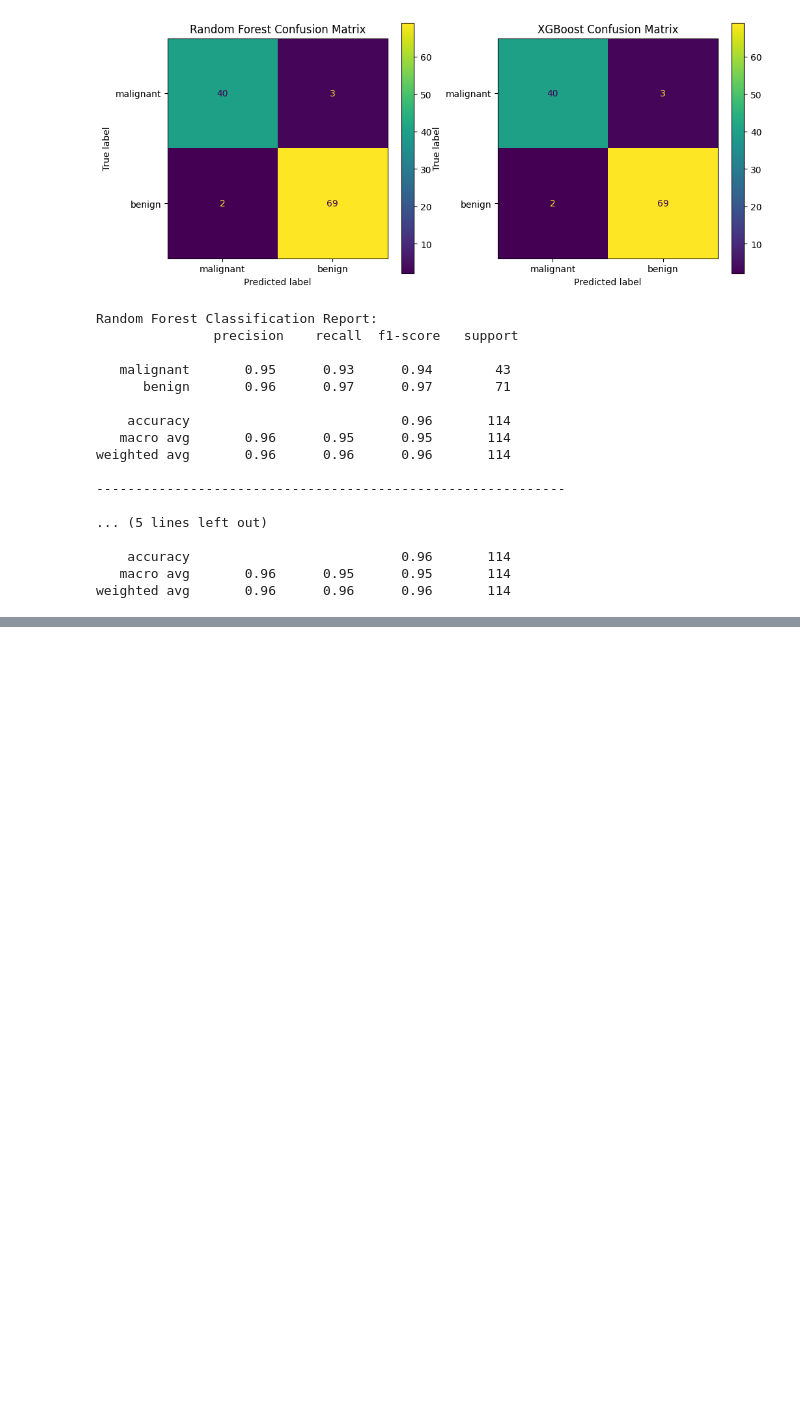
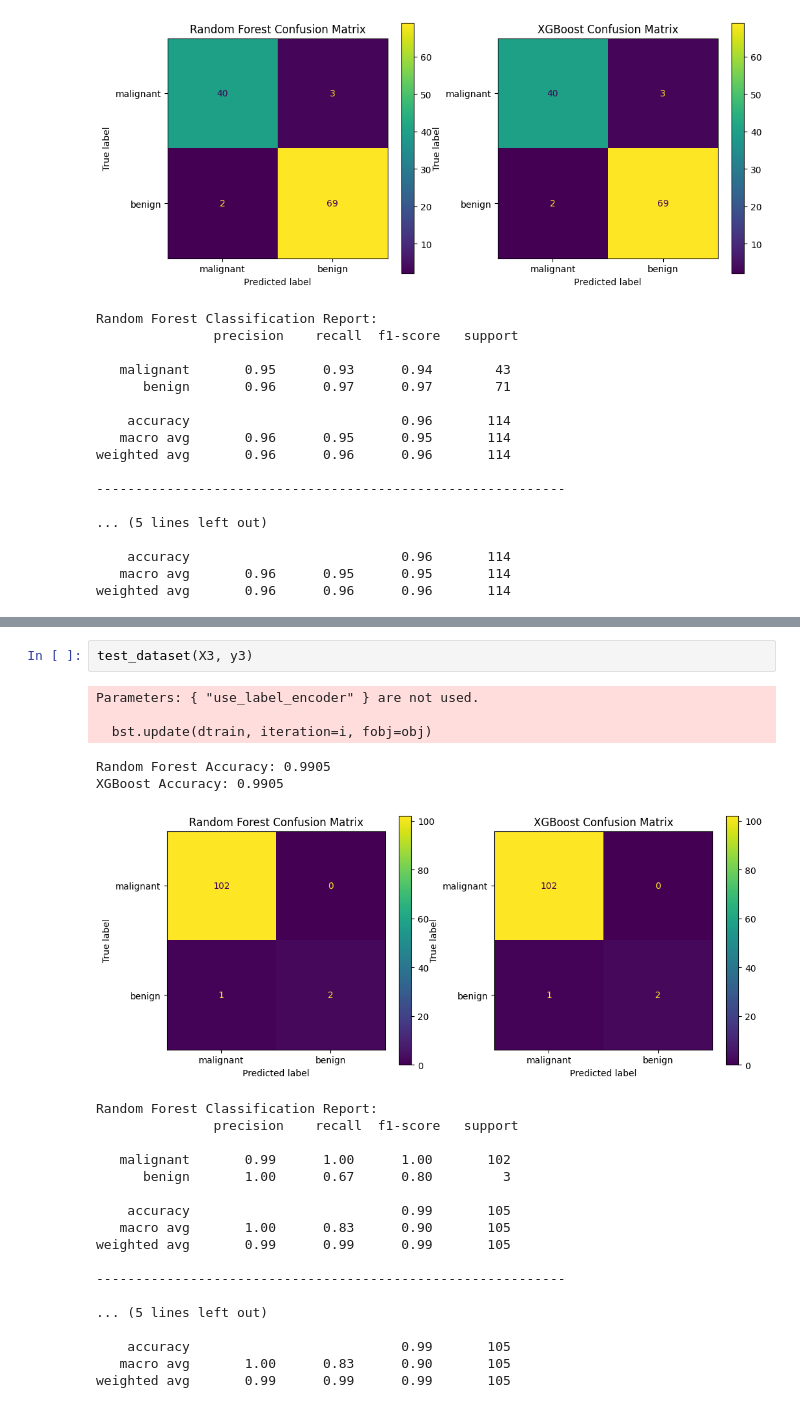
Before and after one commit to AliArabi2022/Machine_learning, a Jupyter notebook: Supervised_learning/Ensemble Learning/Ensemble Learning.ipynb, the cells around one changed output, grey strips where cells are left out. Cells and saved outputs as stored; diff of their text form; blank space fills up the shorter version.

```diff
--- a/Supervised_learning/Ensemble Learning/Ensemble Learning.ipynb
+++ b/Supervised_learning/Ensemble Learning/Ensemble Learning.ipynb
@@ -281,0 +350,26 @@ weighted avg       0.96      0.96      0.96       114
+# %%
+test_dataset(X3, y3)
+# %% [output]
+Parameters: { "use_label_encoder" } are not used.
+
+  bst.update(dtrain, iteration=i, fobj=obj)
+Random Forest Accuracy: 0.9905
+XGBoost Accuracy: 0.9905
+[figure, added]
+Random Forest Classification Report:
+               precision    recall  f1-score   support
+
+   malignant       0.99      1.00      1.00       102
+      benign       1.00      0.67      0.80         3
+
+    accuracy                           0.99       105
+   macro avg       1.00      0.83      0.90       105
+weighted avg       0.99      0.99      0.99       105
+
+------------------------------------------------------------
+
+... (5 lines left out)
+
+    accuracy                           0.99       105
+   macro avg       1.00      0.83      0.90       105
+weighted avg       0.99      0.99      0.99       105
```
Also changed, not shown: parts of 5 cells of this notebook.
